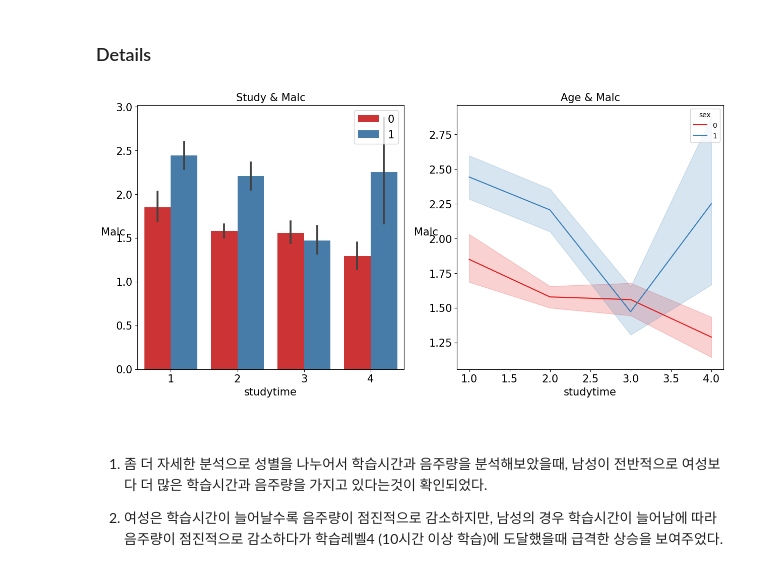
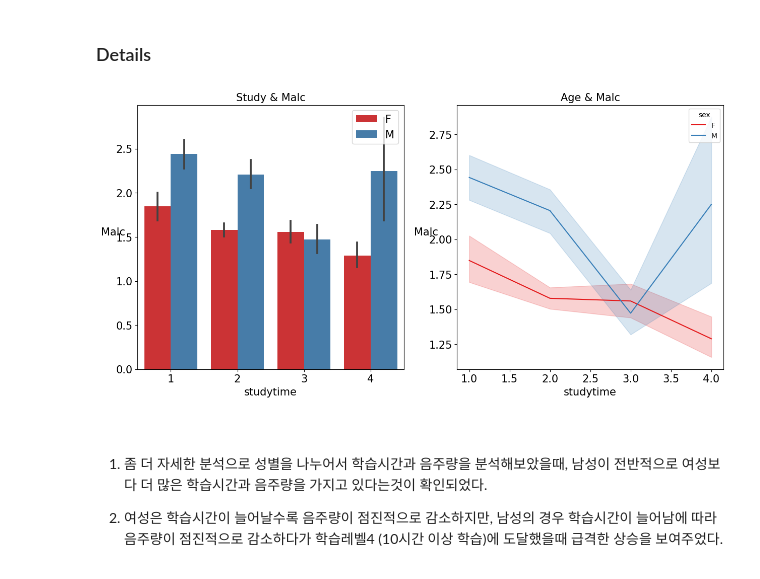
Before and after one commit to yong-again/hakcerton, a Jupyter notebook: code/LJH/eda.ipynb, the cells around one changed output. Drawn from its saved outputs; the diff is of its cells as text; code cells hidden in the pictures.

```diff
--- a/code/LJH/eda.ipynb
+++ b/code/LJH/eda.ipynb
@@ -139,6 +139,10 @@ concat_df
 | 1042 | MS | M | 17 | U | LE3 | T | 3 | 1 | services | services | course | ... |
 | 1043 | MS | M | 18 | R | LE3 | T | 3 | 2 | services | other | course | ... |
 1044 rows × 31 columns
+# %%
+# 성별 관련 analysis 추가
+concat_df_sex = pd.concat([mat_eda_df, pot_eda_df], axis=0)
+concat_df_sex['Malc'] = (concat_df_sex['Dalc'] + concat_df_sex['Walc']) / 2
 # %% [markdown]
 ## 상관관계
 # %%
@@ -699,28 +718,27 @@ plt.show()
 # %%
 plt.figure(figsize = (15,15))
 plt.subplot(221)
-sns.barplot(data=concat_df, x='studytime',y='Malc' , hue='sex', palette='Set1')
+sns.barplot(data=concat_df_sex, x='studytime',y='Malc' , hue='sex', palette='Set1')
 plt.legend(loc='upper right', fontsize=15)
 plt.title('Study & Malc', size=15)
 plt.xticks(fontsize=15)
 plt.yticks(fontsize=15)
 plt.xlabel('studytime', fontsize=15)
 plt.ylabel('Malc', rotation=0, fontsize=15)
 
 
 plt.subplot(222)
-# sns.lmplot(data=concat_df, x='age',y='Malc' , hue='sex', palette='Set1')
-sns.lineplot(data=concat_df, x='studytime',y='Malc' , hue='sex', palette='Set1')
+sns.lineplot(data=concat_df_sex, x='studytime',y='Malc' , hue='sex', palette='Set1')
 plt.title('Age & Malc', size=15)
 plt.xticks(fontsize=15)
 plt.yticks(fontsize=15)
 plt.xlabel('studytime', fontsize=15)
 plt.ylabel('Malc', rotation=0, fontsize=15)
 
 
 plt.show()
 # %% [output]
-[figure, old version]
+[figure, new version]
 # %% [markdown]
 <br/>
 
```
Also changed, not shown: parts of 6 cells of this notebook, 7 other files.
